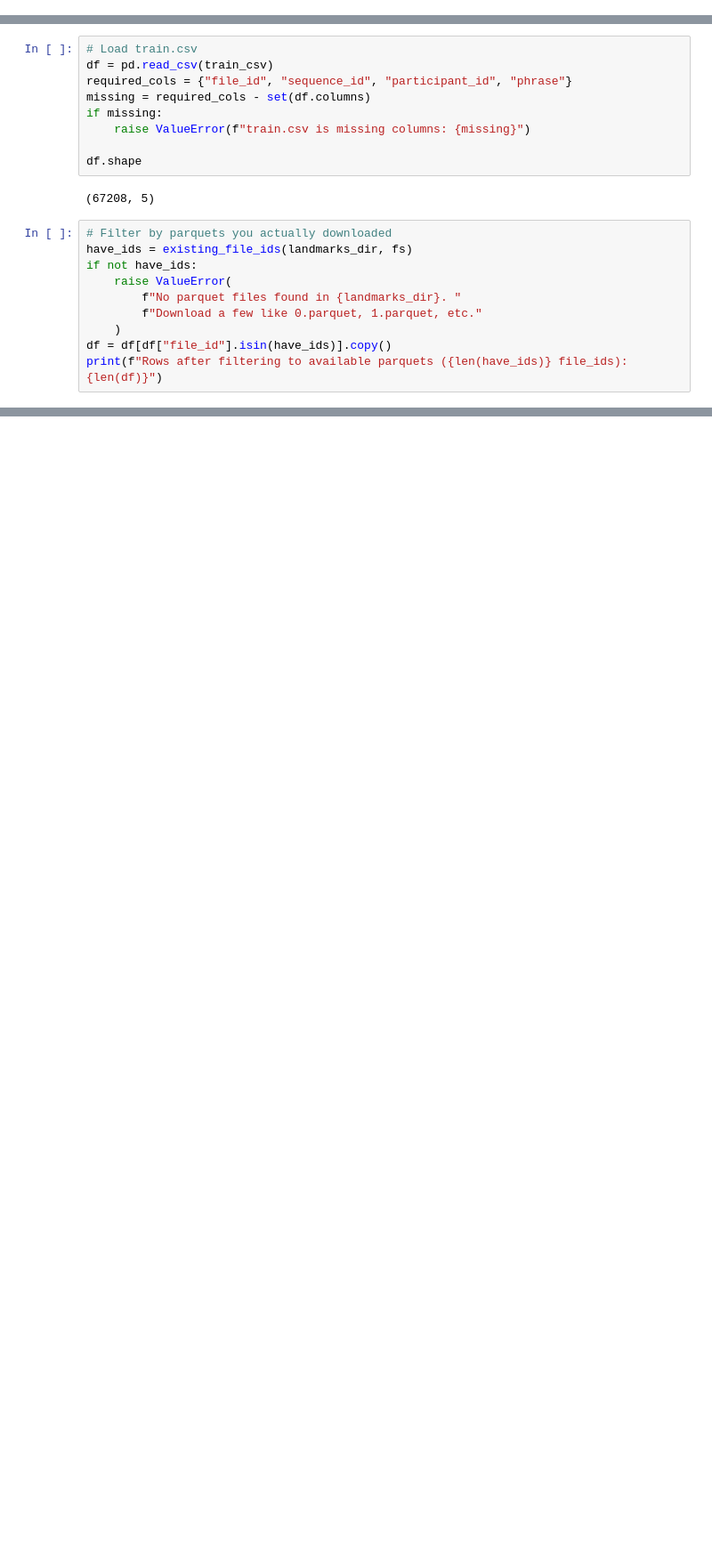
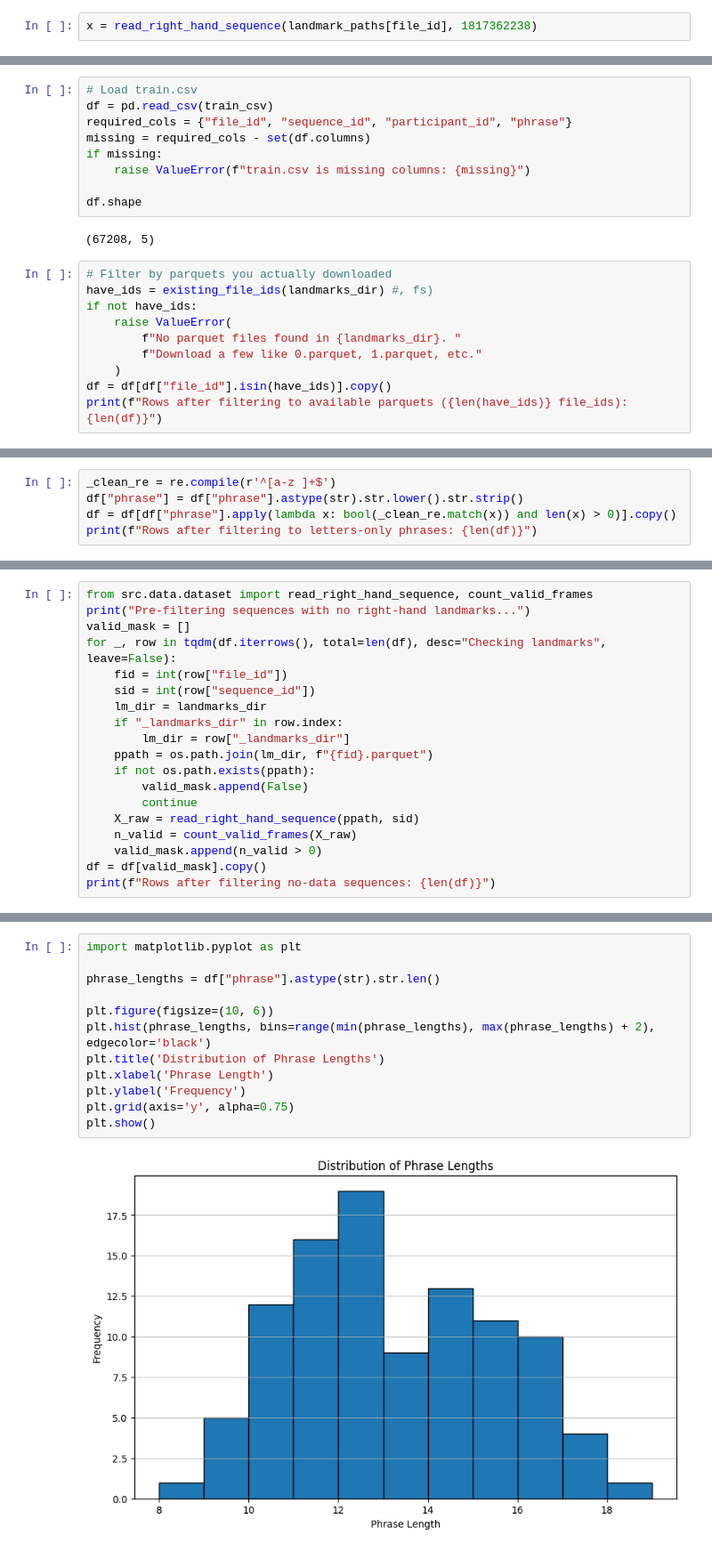
Before and after one commit to lejuin/aidl_fingerspelling, a Jupyter notebook: notebooks/Run_git_code_in_colab.ipynb, the cells around one changed output, grey strips where cells are left out. Shown at 89% size. Saved outputs shown, nothing was run; the diff lists cells and outputs as text; blank space fills up the shorter version.

```diff
--- a/notebooks/Run_git_code_in_colab.ipynb
+++ b/notebooks/Run_git_code_in_colab.ipynb
@@ -98,0 +232,2 @@ args.train_csv
+# %%
+x = read_right_hand_sequence(landmark_paths[file_id], 1817362238)
@@ -162,7 +362,7 @@ df.shape
 (67208, 5)
 # %%
 # Filter by parquets you actually downloaded
-have_ids = existing_file_ids(landmarks_dir, fs)
+have_ids = existing_file_ids(landmarks_dir) #, fs)
 if not have_ids:
     raise ValueError(
         f"No parquet files found in {landmarks_dir}. "
@@ -174,0 +375,5 @@ Rows after filtering to available parquets (68 file_ids): 67208
+# %%
+_clean_re = re.compile(r'^[a-z ]+$')
+df["phrase"] = df["phrase"].astype(str).str.lower().str.strip()
+df = df[df["phrase"].apply(lambda x: bool(_clean_re.match(x)) and len(x) > 0)].copy()
+print(f"Rows after filtering to letters-only phrases: {len(df)}")
@@ -174,0 +382,19 @@ Rows after filtering to available parquets (68 file_ids): 67208
+# %%
+from src.data.dataset import read_right_hand_sequence, count_valid_frames
+print("Pre-filtering sequences with no right-hand landmarks...")
+valid_mask = []
+for _, row in tqdm(df.iterrows(), total=len(df), desc="Checking landmarks", leave=False):
+    fid = int(row["file_id"])
+    sid = int(row["sequence_id"])
+    lm_dir = landmarks_dir
+    if "_landmarks_dir" in row.index:
+        lm_dir = row["_landmarks_dir"]
+    ppath = os.path.join(lm_dir, f"{fid}.parquet")
+    if not os.path.exists(ppath):
+        valid_mask.append(False)
+        continue
+    X_raw = read_right_hand_sequence(ppath, sid)
+    n_valid = count_valid_frames(X_raw)
+    valid_mask.append(n_valid > 0)
+df = df[valid_mask].copy()
+print(f"Rows after filtering no-data sequences: {len(df)}")
@@ -175,3 +404,17 @@ Rows after filtering to available parquets (68 file_ids): 67208
+# %%
+import matplotlib.pyplot as plt
+
+phrase_lengths = df["phrase"].astype(str).str.len()
+
+plt.figure(figsize=(10, 6))
+plt.hist(phrase_lengths, bins=range(min(phrase_lengths), max(phrase_lengths) + 2), edgecolor='black')
+plt.title('Distribution of Phrase Lengths')
+plt.xlabel('Phrase Length')
+plt.ylabel('Frequency')
+plt.grid(axis='y', alpha=0.75)
+plt.show()
+# %% [output]
+[figure, added]
 # %%
 if args.max_phrase_len > 0:
     df = df[df["phrase"].astype(str).str.len() <= args.max_phrase_len].copy()
```
Also changed, not shown: parts of 51 cells of this notebook.
